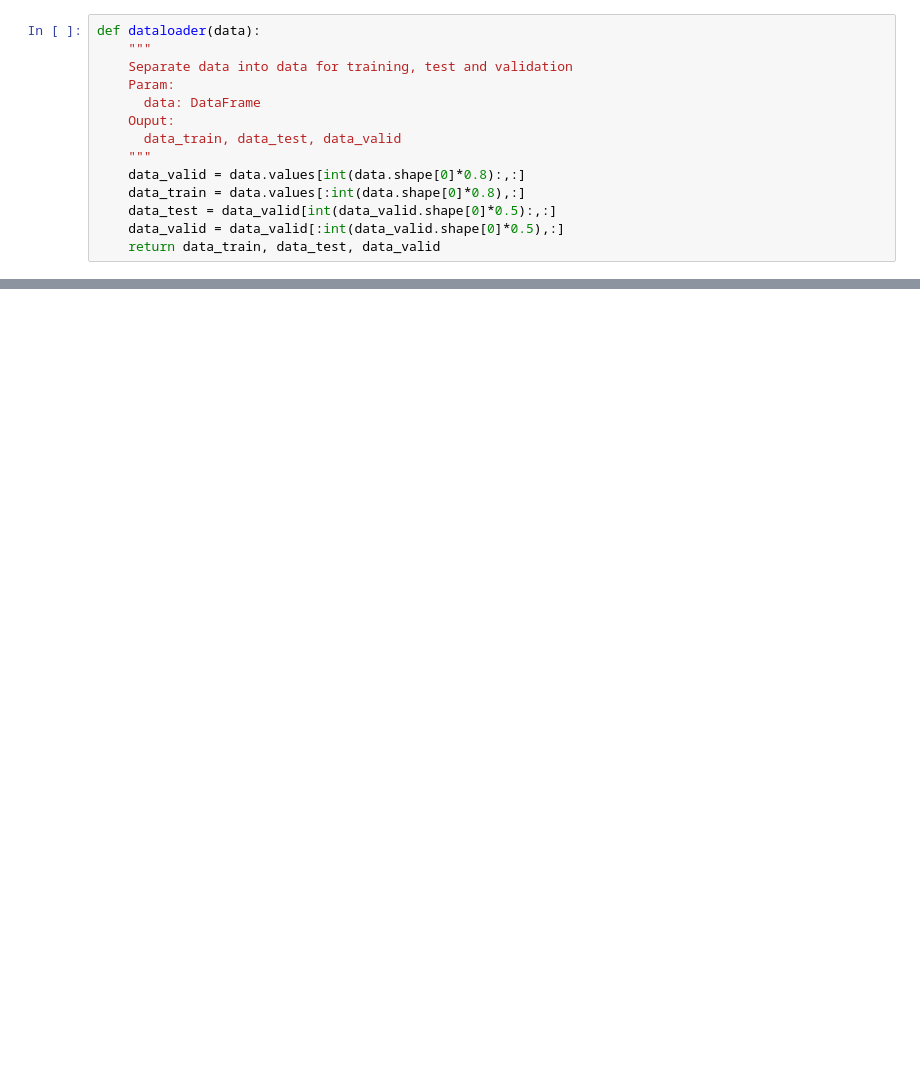
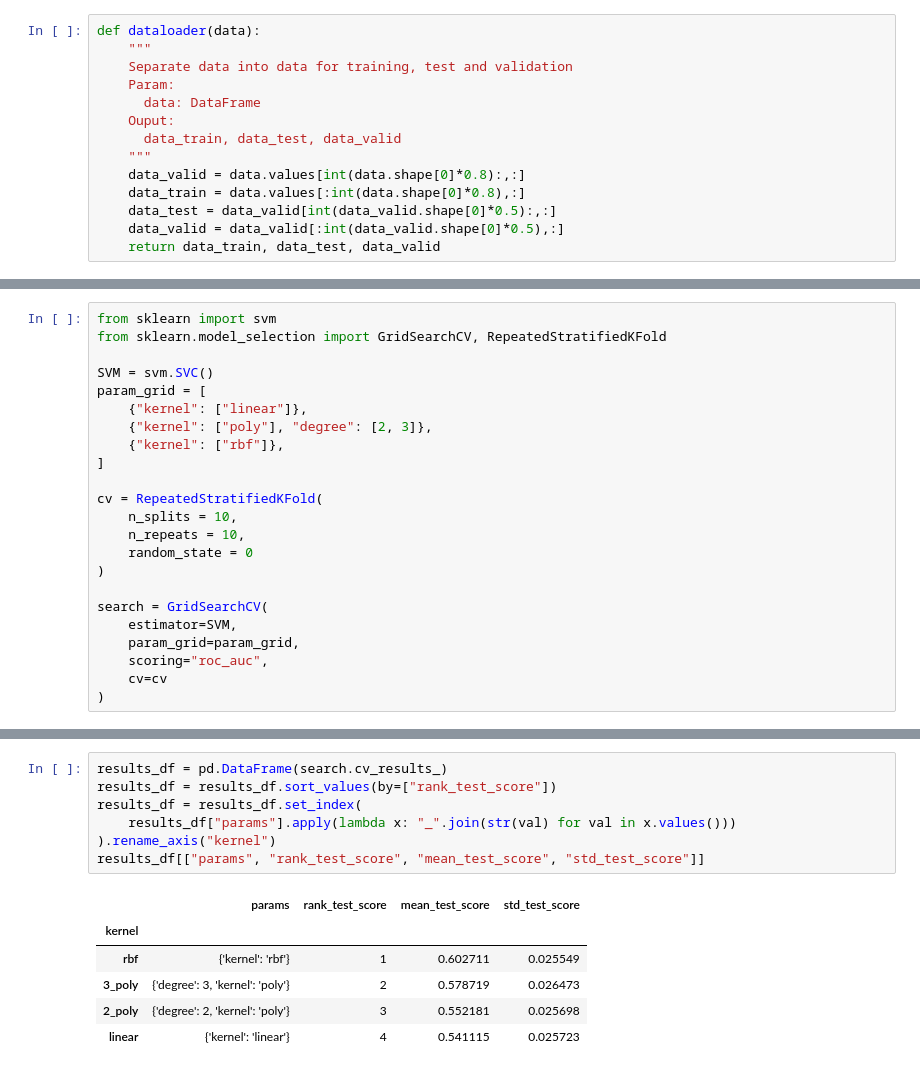
Before and after one commit to sanggusti/fisher-eater, a Jupyter notebook: fisher_eater.ipynb, the cells around one changed output, grey strips where cells are left out. Saved outputs shown, nothing was run; the diff lists cells and outputs as text; blank space fills up the shorter version.

```diff
--- a/fisher_eater.ipynb
+++ b/fisher_eater.ipynb
@@ -295,0 +410,23 @@ print(round(RF.score(predictors, target), 4))
+# %%
+from sklearn import svm
+from sklearn.model_selection import GridSearchCV, RepeatedStratifiedKFold
+
+SVM = svm.SVC()
+param_grid = [
+    {"kernel": ["linear"]},
+    {"kernel": ["poly"], "degree": [2, 3]},
+    {"kernel": ["rbf"]},
+]
+
+cv = RepeatedStratifiedKFold(
+    n_splits = 10,
+    n_repeats = 10,
+    random_state = 0
+)
+
+search = GridSearchCV(
+    estimator=SVM,
+    param_grid=param_grid,
+    scoring="roc_auc",
+    cv=cv
+)
@@ -295,0 +442,14 @@ print(round(RF.score(predictors, target), 4))
+# %%
+results_df = pd.DataFrame(search.cv_results_)
+results_df = results_df.sort_values(by=["rank_test_score"])
+results_df = results_df.set_index(
+    results_df["params"].apply(lambda x: "_".join(str(val) for val in x.values()))
+).rename_axis("kernel")
+results_df[["params", "rank_test_score", "mean_test_score", "std_test_score"]]
+# %% [output]
+|  | params | rank_test_score | mean_test_score | std_test_score |
+| kernel |  |  |  |  |
+| rbf | {'kernel': 'rbf'} | 1 | 0.602711 | 0.025549 |
+| 3_poly | {'degree': 3, 'kernel': 'poly'} | 2 | 0.578719 | 0.026473 |
+| 2_poly | {'degree': 2, 'kernel': 'poly'} | 3 | 0.552181 | 0.025698 |
+| linear | {'kernel': 'linear'} | 4 | 0.541115 | 0.025723 |
```
Also changed, not shown: parts of 39 cells of this notebook.
